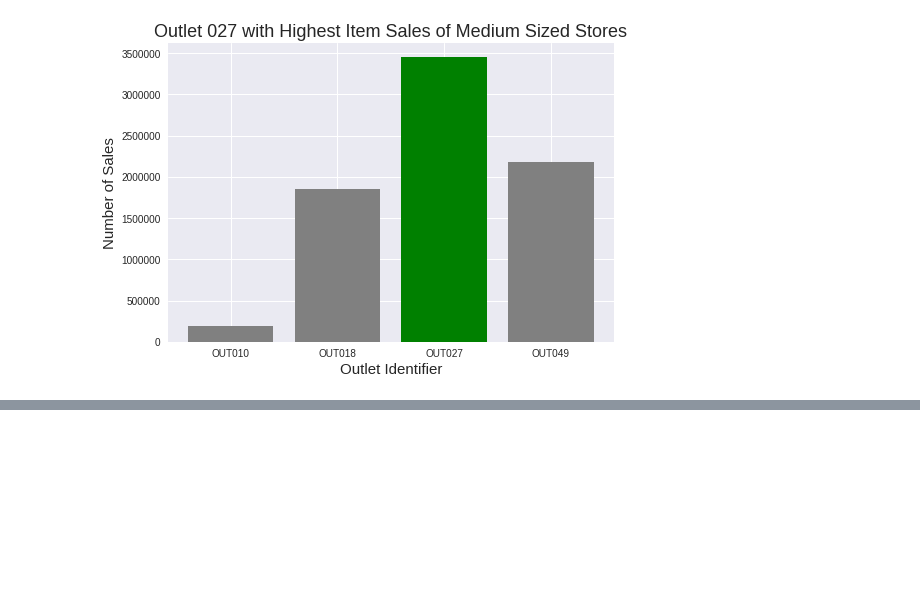
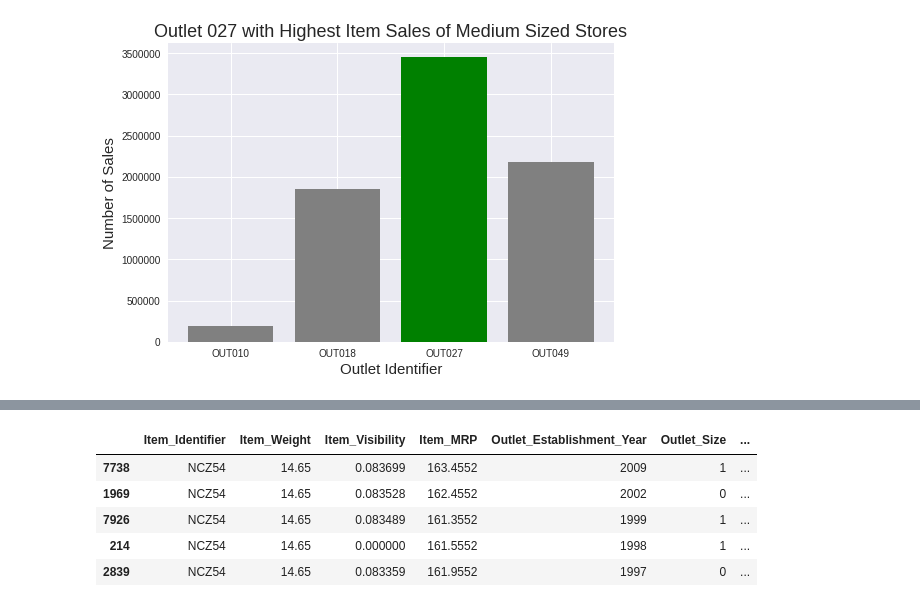
Before and after one commit to hachristina/food-sales-prediction, a Jupyter notebook: Food_Sales_Prediction_Project.ipynb, the cells around one changed output, grey strips where cells are left out. Cells and saved outputs as stored; diff of their text form; code cells hidden in the pictures; blank space fills up the shorter version.

```diff
--- a/Food_Sales_Prediction_Project.ipynb
+++ b/Food_Sales_Prediction_Project.ipynb
@@ -315,0 +360,13 @@ plt.ylabel("Number of Sales", size=15);
+# %%
+# Transforming categorical variables into numbers and using dummy encoding where appropriate
+#determined this is nominal so will use OHE
+
+df = pd.get_dummies(df, columns = ['Item_Fat_Content', 'Item_Type', 'Outlet_Identifier', 'Outlet_Type'], drop_first=True)
+df.head()
+# %% [output]
+|  | Item_Identifier | Item_Weight | Item_Visibility | Item_MRP | Outlet_Establishment_Year | Outlet_Size | ... |
+| 7738 | NCZ54 | 14.65 | 0.083699 | 163.4552 | 2009 | 1 | ... |
+| 1969 | NCZ54 | 14.65 | 0.083528 | 162.4552 | 2002 | 0 | ... |
+| 7926 | NCZ54 | 14.65 | 0.083489 | 161.3552 | 1999 | 1 | ... |
+| 214 | NCZ54 | 14.65 | 0.000000 | 161.5552 | 1998 | 1 | ... |
+| 2839 | NCZ54 | 14.65 | 0.083359 | 161.9552 | 1997 | 0 | ... |
```
Also changed, not shown: parts of 15 cells of this notebook.
